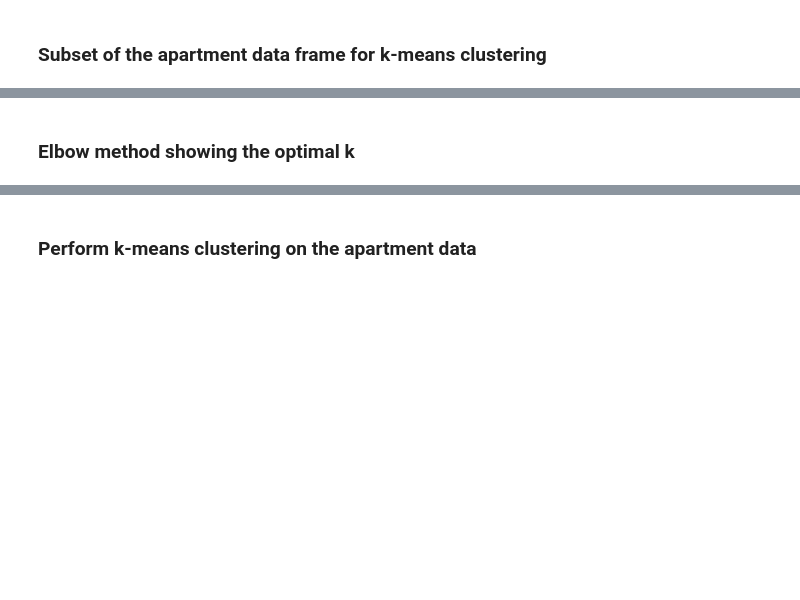
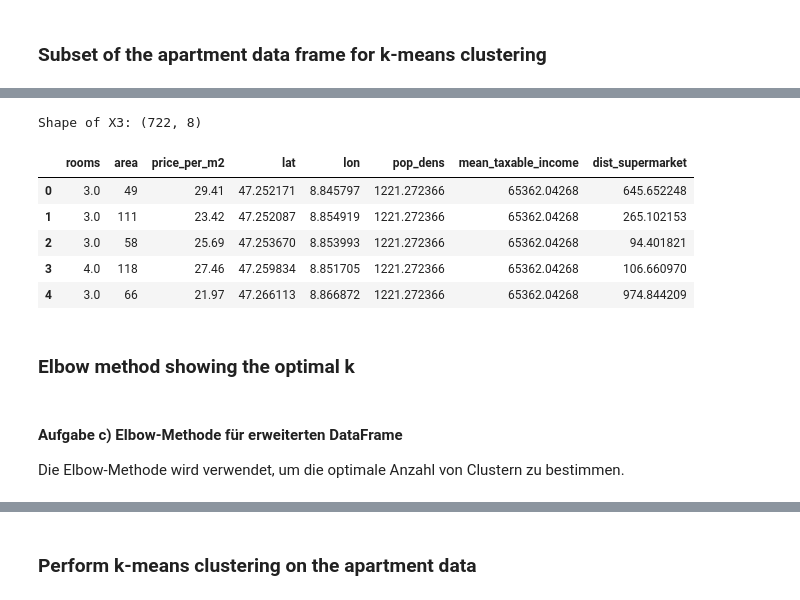
Before and after one commit to marcegolf/data_analytics, a Jupyter notebook: Week_10/k-means_clustering.ipynb, the cells around one changed output, grey strips where cells are left out. Cells and saved outputs as stored; diff of their text form; code cells hidden in the pictures; blank space fills up the shorter version.

```diff
--- a/Week_10/k-means_clustering.ipynb
+++ b/Week_10/k-means_clustering.ipynb
@@ -663,10 +690,32 @@ df.head(5)
 # %%
 # Define a subset of the data frame for k-means clustering
+# Extended with additional numerical variables
 X3 = df[['rooms',
          'area',
-         'price_per_m2']]
+         'price_per_m2',
+         'lat',
+         'lon',
+         'pop_dens',
+         'mean_taxable_income',
+         'dist_supermarket']]
+
+# Show first rows
+print(f'Shape of X3: {X3.shape}')
+X3.head()
+# %% [output]
+Shape of X3: (722, 8)
+|  | rooms | area | price_per_m2 | lat | lon | pop_dens | mean_taxable_income | dist_supermarket |
+| 0 | 3.0 | 49 | 29.41 | 47.252171 | 8.845797 | 1221.272366 | 65362.04268 | 645.652248 |
+| 1 | 3.0 | 111 | 23.42 | 47.252087 | 8.854919 | 1221.272366 | 65362.04268 | 265.102153 |
+| 2 | 3.0 | 58 | 25.69 | 47.253670 | 8.853993 | 1221.272366 | 65362.04268 | 94.401821 |
+| 3 | 4.0 | 118 | 27.46 | 47.259834 | 8.851705 | 1221.272366 | 65362.04268 | 106.660970 |
+| 4 | 3.0 | 66 | 21.97 | 47.266113 | 8.866872 | 1221.272366 | 65362.04268 | 974.844209 |
 # %% [markdown]
 ### Elbow method showing the optimal k
+# %% [markdown]
+#### Aufgabe c) Elbow-Methode für erweiterten DataFrame
+
+Die Elbow-Methode wird verwendet, um die optimale Anzahl von Clustern zu bestimmen.
 # %%
 # Sum of squared distances of samples to their closest cluster center
 distortions = []
```
Also changed, not shown: parts of 15 cells of this notebook.
